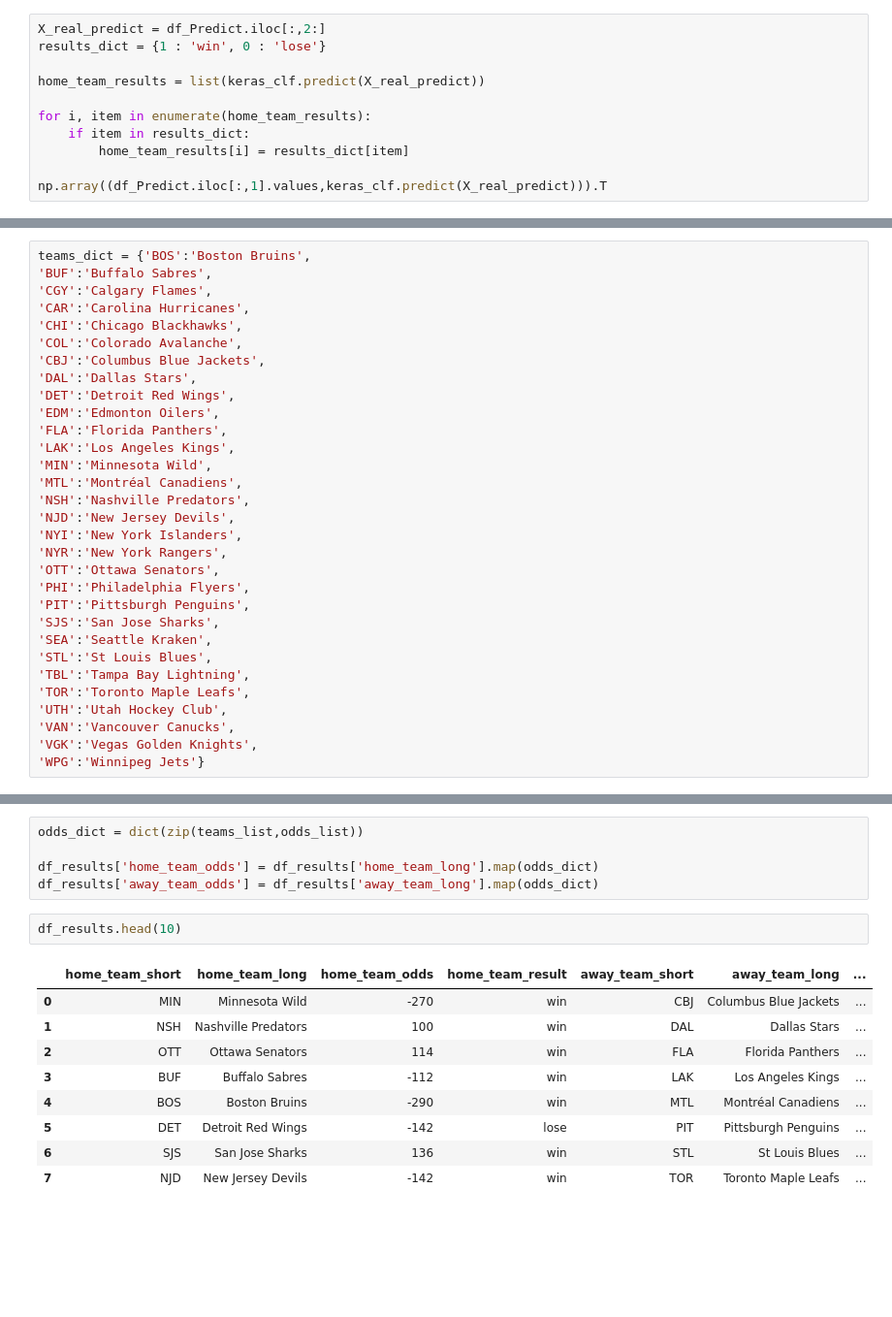
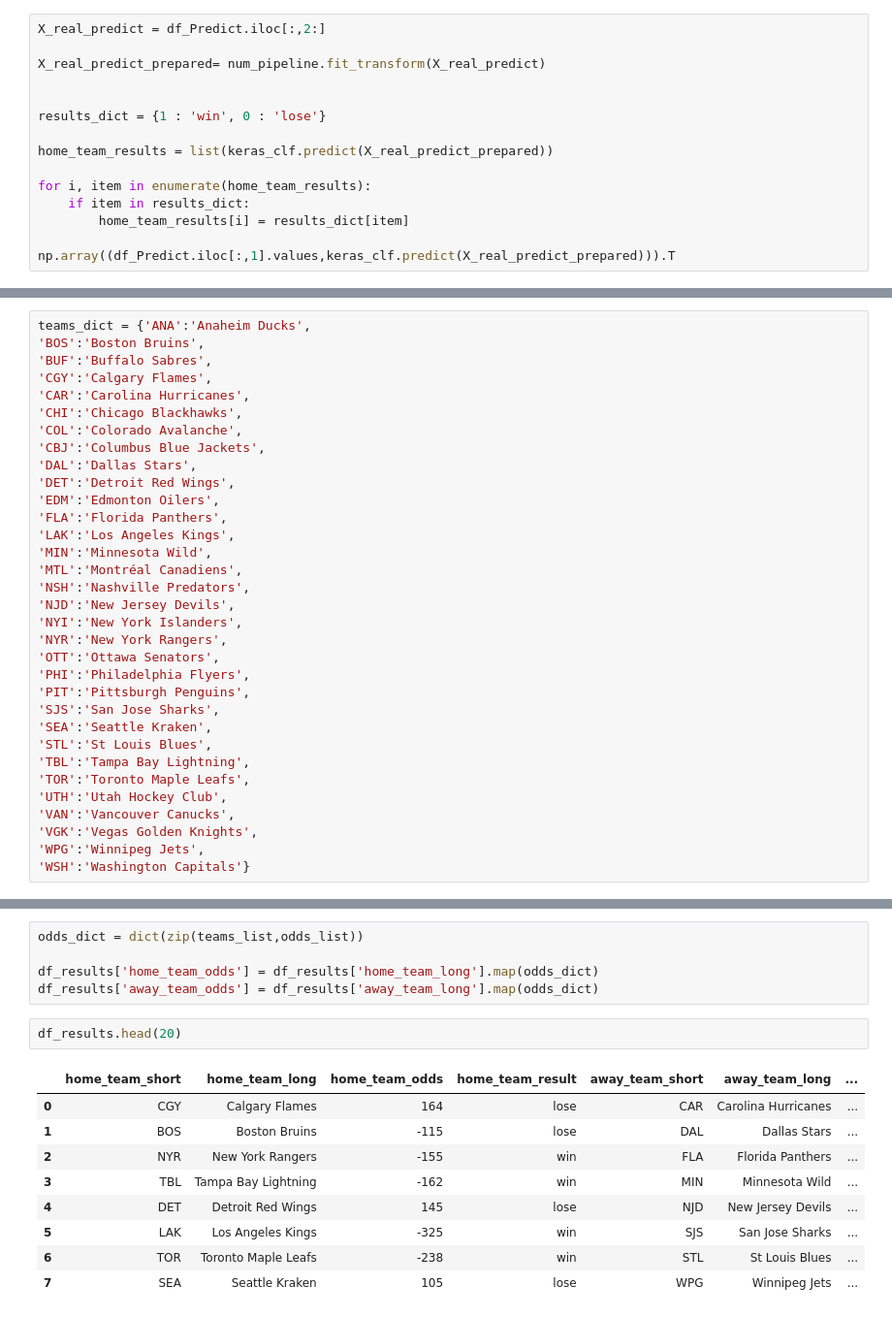
Before and after one commit to ZaneChodaniecky/NHL_Model, a Jupyter notebook: NHL_Classifier_Model (GAMEDAY USE).ipynb, the cells around one changed output, grey strips where cells are left out. Shown: that part at 97% size. Saved outputs shown, nothing was run; the diff lists cells and outputs as text; blank space fills up the shorter version.

```diff
--- a/NHL_Classifier_Model (GAMEDAY USE).ipynb
+++ b/NHL_Classifier_Model (GAMEDAY USE).ipynb
@@ -154,13 +154,17 @@ df_Predict = pd.read_csv(r"C:\Users\zchodaniecky\OneDrive - Franklin Templeton\D
 #df_Predict = pd.read_csv(r"C:\Users\zanec\OneDrive\Documents\Python\NHL_data\NHL_Data_All_Games_Predict.csv")
 # %%
 X_real_predict = df_Predict.iloc[:,2:]
+
+X_real_predict_prepared= num_pipeline.fit_transform(X_real_predict)
+
+
 results_dict = {1 : 'win', 0 : 'lose'}
 
-home_team_results = list(keras_clf.predict(X_real_predict))
+home_team_results = list(keras_clf.predict(X_real_predict_prepared))
 
 for i, item in enumerate(home_team_results):
     if item in results_dict:
         home_team_results[i] = results_dict[item]
 
-np.array((df_Predict.iloc[:,1].values,keras_clf.predict(X_real_predict))).T
+np.array((df_Predict.iloc[:,1].values,keras_clf.predict(X_real_predict_prepared))).T
 # %% [output]
@@ -176,7 +180,8 @@ array([['MIN', 1],
 df_results = pd.DataFrame(columns=['home_team_short','home_team_long','home_team_odds','home_team_result',
                                    'away_team_short','away_team_long','away_team_odds'])
 # %%
-teams_dict = {'BOS':'Boston Bruins',
+teams_dict = {'ANA':'Anaheim Ducks',
+'BOS':'Boston Bruins',
 'BUF':'Buffalo Sabres',
 'CGY':'Calgary Flames',
 'CAR':'Carolina Hurricanes',
@@ -205,7 +210,8 @@ teams_dict = {'BOS':'Boston Bruins',
 'UTH':'Utah Hockey Club',
 'VAN':'Vancouver Canucks',
 'VGK':'Vegas Golden Knights',
-'WPG':'Winnipeg Jets'}
+'WPG':'Winnipeg Jets',
+'WSH':'Washington Capitals'}
 # %%
 away_teams = df_Predict.iloc[:,0].tolist()
 home_teams = df_Predict.iloc[:,1].tolist()
@@ -282,14 +286,14 @@ odds_dict = dict(zip(teams_list,odds_list))
 df_results['home_team_odds'] = df_results['home_team_long'].map(odds_dict)
 df_results['away_team_odds'] = df_results['away_team_long'].map(odds_dict)
 # %%
-df_results.head(10)
+df_results.head(20)
 # %% [output]
 |  | home_team_short | home_team_long | home_team_odds | home_team_result | away_team_short | away_team_long | ... |
-| 0 | MIN | Minnesota Wild | -270 | win | CBJ | Columbus Blue Jackets | ... |
-| 1 | NSH | Nashville Predators | 100 | win | DAL | Dallas Stars | ... |
-| 2 | OTT | Ottawa Senators | 114 | win | FLA | Florida Panthers | ... |
-| 3 | BUF | Buffalo Sabres | -112 | win | LAK | Los Angeles Kings | ... |
-| 4 | BOS | Boston Bruins | -290 | win | MTL | Montréal Canadiens | ... |
-| 5 | DET | Detroit Red Wings | -142 | lose | PIT | Pittsburgh Penguins | ... |
-| 6 | SJS | San Jose Sharks | 136 | win | STL | St Louis Blues | ... |
-| 7 | NJD | New Jersey Devils | -142 | win | TOR | Toronto Maple Leafs | ... |
+| 0 | CGY | Calgary Flames | 164 | lose | CAR | Carolina Hurricanes | ... |
+| 1 | BOS | Boston Bruins | -115 | lose | DAL | Dallas Stars | ... |
+| 2 | NYR | New York Rangers | -155 | win | FLA | Florida Panthers | ... |
+| 3 | TBL | Tampa Bay Lightning | -162 | win | MIN | Minnesota Wild | ... |
+| 4 | DET | Detroit Red Wings | 145 | lose | NJD | New Jersey Devils | ... |
+| 5 | LAK | Los Angeles Kings | -325 | win | SJS | San Jose Sharks | ... |
+| 6 | TOR | Toronto Maple Leafs | -238 | win | STL | St Louis Blues | ... |
+| 7 | SEA | Seattle Kraken | 105 | lose | WPG | Winnipeg Jets | ... |
```
Also changed, not shown: parts of 5 cells of this notebook.
